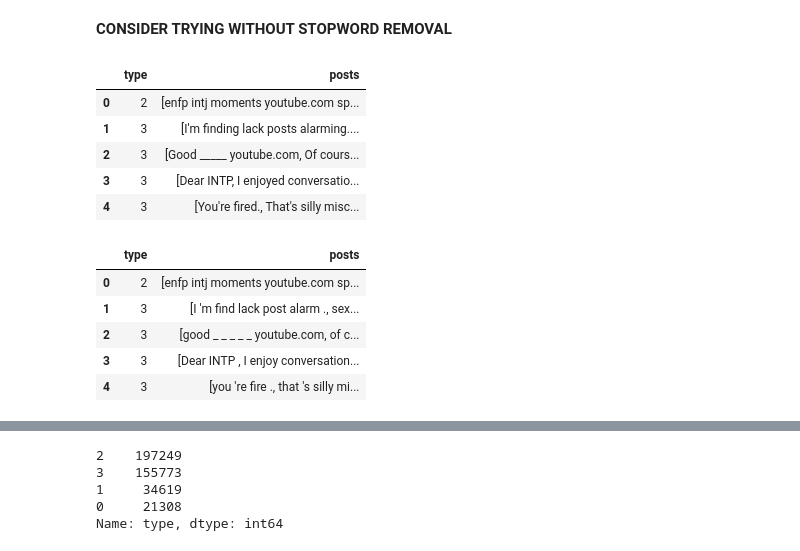
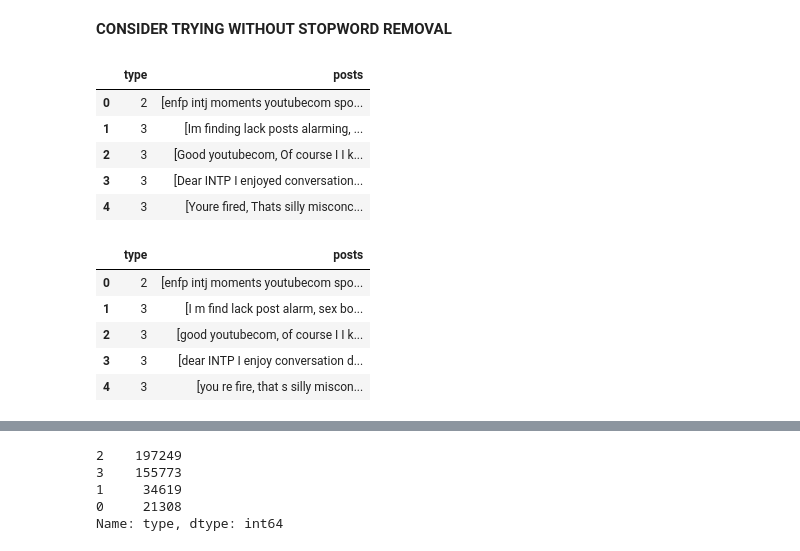
Before and after one commit to MarkoMile/temperament-analysis, a Jupyter notebook: NLPproject.ipynb, the cells around one changed output, grey strips where cells are left out. Drawn from its saved outputs; the diff is of its cells as text; code cells hidden in the pictures.

```diff
--- a/NLPproject.ipynb
+++ b/NLPproject.ipynb
@@ -105,44 +106,54 @@ def containsComments(post):
 	splits = post.split('] ')
 	for str in splits:
 		if(not re.search(COMMENT_REGEX,str)):
 			return 1
 		return 0
 
 def removeEllipsis(post):
 	return re.sub(ELLIPSIS_REGEX,'',post)
 
 def removeWhitespace(post):
 	post = " ".join(post.split())
 	return post
 
 def removeStopWords(post):
 	post = " ".join([t for t in post.split() if t not in STOP_WORDS])
 	return post
 
+def removeSpecialChars(post): #ALSO REMOVES PUNCTUATION
+	post = re.sub('[^A-Z a-z 0-9-]+','',post)
+	return post
+
+def removeAccentedChars(post):
+	post = unicodedata.normalize('NFKD',post).encode('ascii','ignore').decode('utf-8','ignore')
+	return post
+
 def formatPerson(person):
 	person = list(map(lambda x: removeWhitespace(x), person))
 	person = [post for post in person if (
 		containsOnlyUrlsOrNumbers(post) and containsComments(post))]
-	person = [removeEllipsis(post) for post in person]
+	person = list(map(lambda x: removeEllipsis(x), person))
 	person = list(map(lambda x: re.sub(URL_REGEX, urlReplace, x), person))
 	person = list(map(lambda x: removeStopWords(x),person))
+	person = list(map(lambda x: removeSpecialChars(x), person))
+	person = list(map(lambda x: removeAccentedChars(x), person))
 	return person
 
 df['posts']= df['posts'].apply(lambda x:formatPerson(x))
 
 df.head()
 # %% [output]
 |  | type | posts |
-| 0 | 2 | [enfp intj moments youtube.com sp... |
-| 1 | 3 | [I'm finding lack posts alarming.... |
-| 2 | 3 | [Good _____ youtube.com, Of cours... |
-| 3 | 3 | [Dear INTP, I enjoyed conversatio... |
-| 4 | 3 | [You're fired., That's silly misc... |
+| 0 | 2 | [enfp intj moments youtubecom spo... |
+| 1 | 3 | [Im finding lack posts alarming, ... |
+| 2 | 3 | [Good youtubecom, Of course I I k... |
+| 3 | 3 | [Dear INTP I enjoyed conversation... |
+| 4 | 3 | [Youre fired, Thats silly misconc... |
 # %%
 #do the nlp tokenization with spaCy
 
 def convertToLemmas(posts):
-  docs=nlp.pipe(posts,n_process=-1)
+  docs = nlp.pipe(posts, n_process=-1, disable=["tok2vec", "parser"])
   lemmaList = []
   postList = []
   for doc in docs:
@@ -160,8 +171,8 @@ df['posts']= df['posts'].apply(lambda x:convertToLemmas(x))
 df.head()
 # %% [output]
 |  | type | posts |
-| 0 | 2 | [enfp intj moments youtube.com sp... |
-| 1 | 3 | [I 'm find lack post alarm ., sex... |
-| 2 | 3 | [good _ _ _ _ _ youtube.com, of c... |
-| 3 | 3 | [Dear INTP , I enjoy conversation... |
-| 4 | 3 | [you 're fire ., that 's silly mi... |
+| 0 | 2 | [enfp intj moments youtubecom spo... |
+| 1 | 3 | [I m find lack post alarm, sex bo... |
+| 2 | 3 | [good youtubecom, of course I I k... |
+| 3 | 3 | [dear INTP I enjoy conversation d... |
+| 4 | 3 | [you re fire, that s silly miscon... |
```
Also changed, not shown: parts of 11 cells of this notebook, 2 other files.
